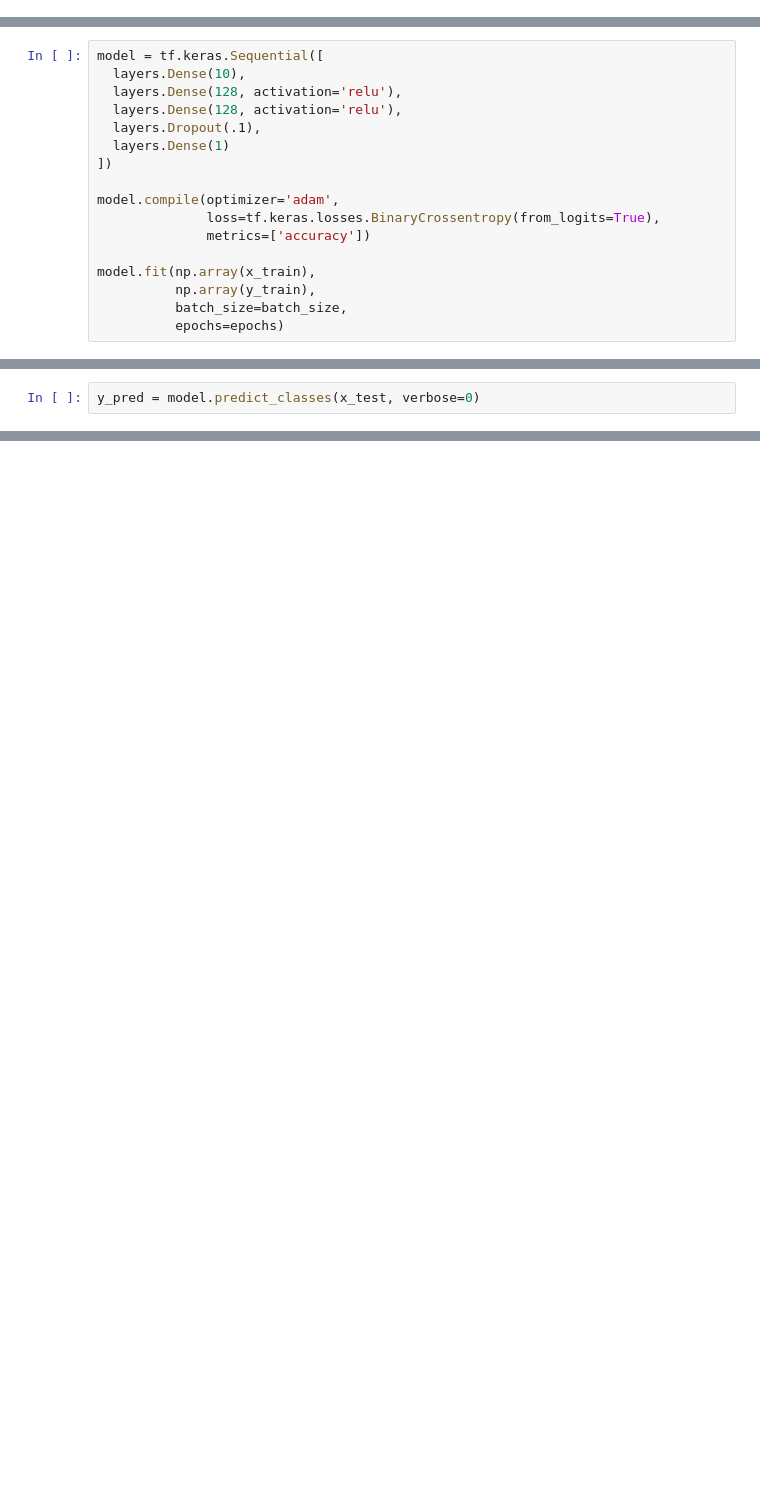
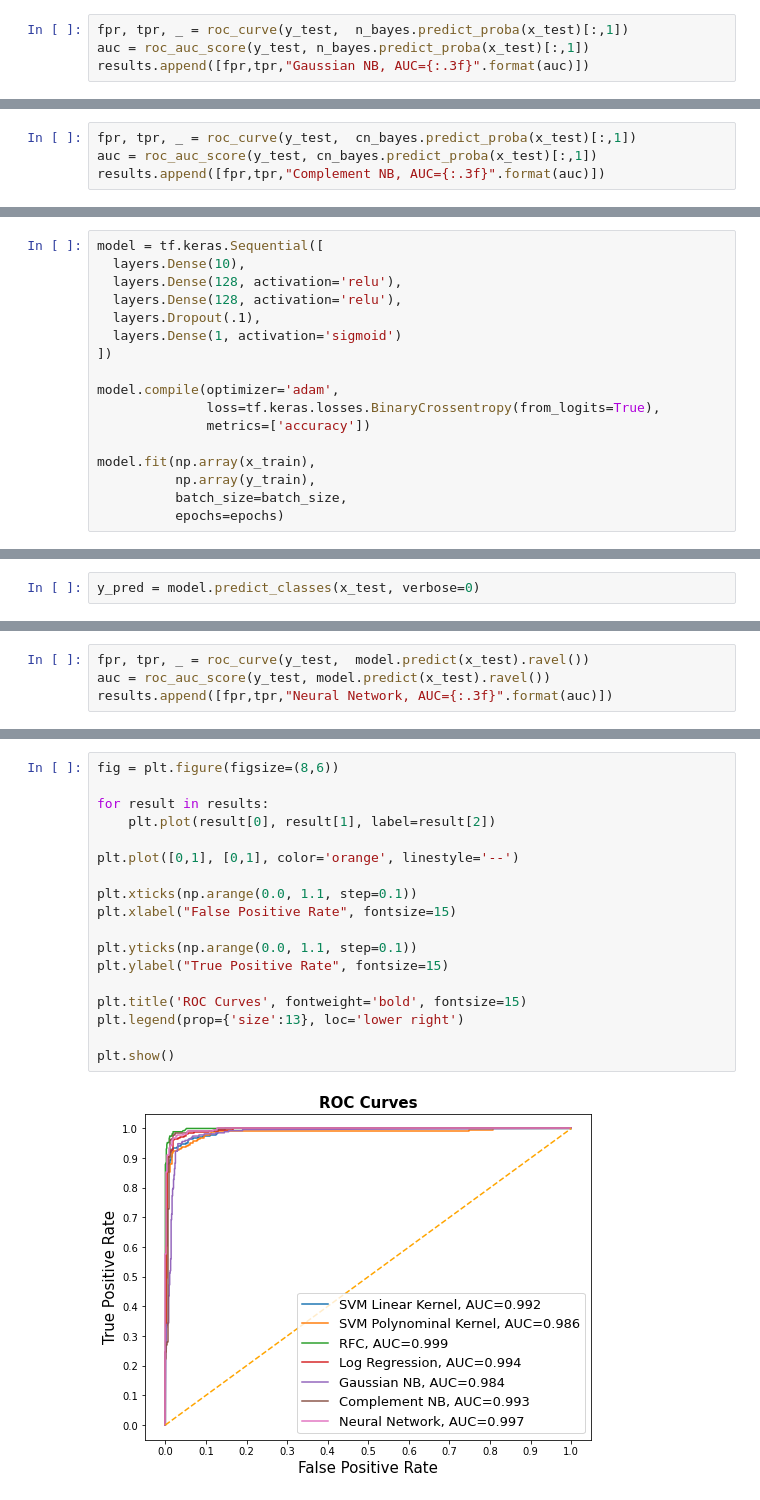
Before and after one commit to wholenote/twitter-spambot-detection, a Jupyter notebook: botdetection.ipynb, the cells around one changed output, grey strips where cells are left out. Saved outputs shown, nothing was run; the diff lists cells and outputs as text; blank space fills up the shorter version.

Commit message:
added ROC curves

```diff
--- a/botdetection.ipynb
+++ b/botdetection.ipynb
@@ -369,3 +390,7 @@ True Negatives: 761, False Positives: 113, False Negatives: 3, True Positives: 2
+# %%
+fpr, tpr, _ = roc_curve(y_test,  n_bayes.predict_proba(x_test)[:,1])
+auc = roc_auc_score(y_test, n_bayes.predict_proba(x_test)[:,1])
+results.append([fpr,tpr,"Gaussian NB, AUC={:.3f}".format(auc)])
 # %% [markdown]
 ### Complement NB
 # %%
@@ -397,3 +422,7 @@ True Negatives: 702, False Positives: 172, False Negatives: 0, True Positives: 2
+# %%
+fpr, tpr, _ = roc_curve(y_test,  cn_bayes.predict_proba(x_test)[:,1])
+auc = roc_auc_score(y_test, cn_bayes.predict_proba(x_test)[:,1])
+results.append([fpr,tpr,"Complement NB, AUC={:.3f}".format(auc)])
 # %% [markdown]
 ## Neural Network
 # %%
@@ -406,7 +435,7 @@ model = tf.keras.Sequential([
   layers.Dense(128, activation='relu'),
   layers.Dense(128, activation='relu'),
   layers.Dropout(.1),
-  layers.Dense(1)
+  layers.Dense(1, activation='sigmoid')
 ])
 
 model.compile(optimizer='adam',
@@ -465,0 +495,4 @@ True Negatives: 820, False Positives: 54, False Negatives: 1, True Positives: 24
+# %%
+fpr, tpr, _ = roc_curve(y_test,  model.predict(x_test).ravel())
+auc = roc_auc_score(y_test, model.predict(x_test).ravel())
+results.append([fpr,tpr,"Neural Network, AUC={:.3f}".format(auc)])
@@ -465,0 +501,20 @@ True Negatives: 820, False Positives: 54, False Negatives: 1, True Positives: 24
+# %%
+fig = plt.figure(figsize=(8,6))
+
+for result in results:
+    plt.plot(result[0], result[1], label=result[2])
+
+plt.plot([0,1], [0,1], color='orange', linestyle='--')
+
+plt.xticks(np.arange(0.0, 1.1, step=0.1))
+plt.xlabel("False Positive Rate", fontsize=15)
+
+plt.yticks(np.arange(0.0, 1.1, step=0.1))
+plt.ylabel("True Positive Rate", fontsize=15)
+
+plt.title('ROC Curves', fontweight='bold', fontsize=15)
+plt.legend(prop={'size':13}, loc='lower right')
+
+plt.show()
+# %% [output]
+[figure, added]
```
Also changed, not shown: parts of 26 cells of this notebook.
